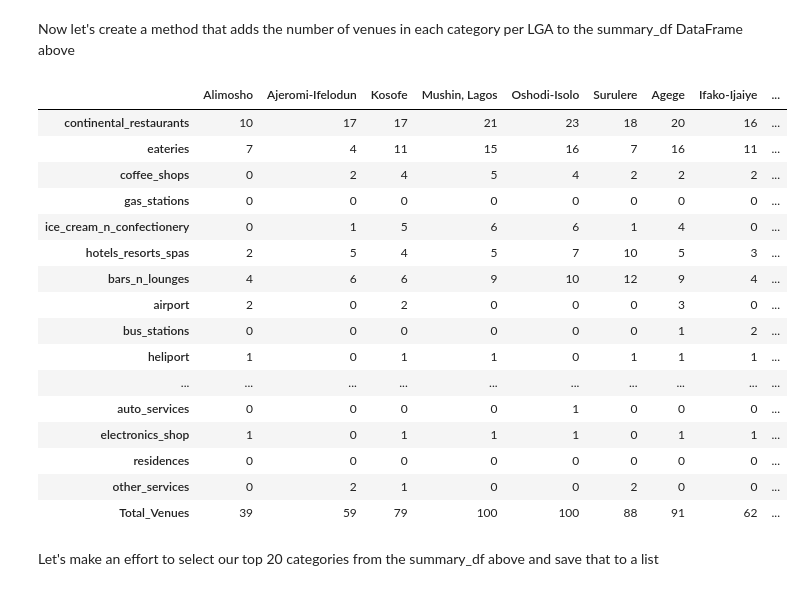
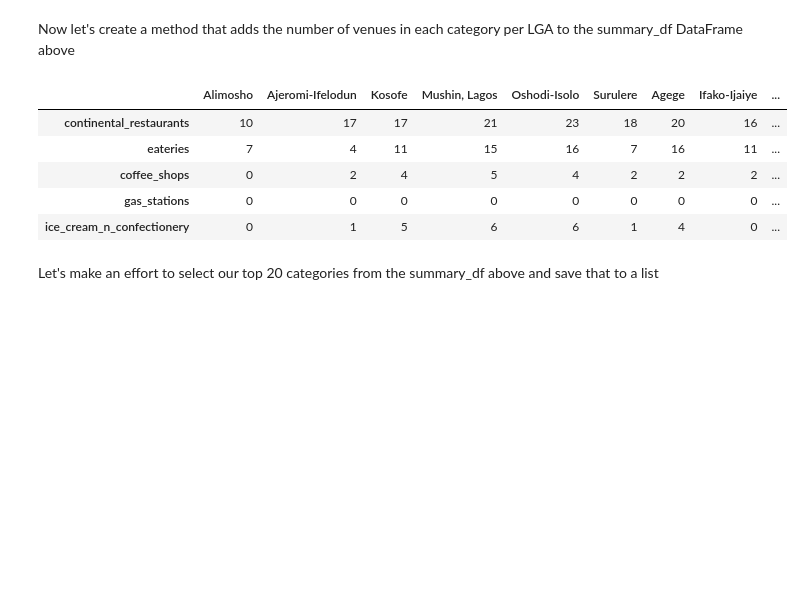
Before and after one commit to Lawrence-Krukrubo/IBM_Data_Specialization_Capstone_Project, a Jupyter notebook: applied_data_science_capstone_project.ipynb, the cells around one changed output. Drawn from its saved outputs; the diff is of its cells as text; code cells hidden in the pictures; blank space fills up the shorter version.

```diff
--- a/applied_data_science_capstone_project.ipynb
+++ b/applied_data_science_capstone_project.ipynb
@@ -905,25 +905,14 @@ def update_lga_category_values(df_1, df_2):
 # %%
 summary_df = update_lga_category_values(copy_lagos_df, summary_df)
 # %%
-summary_df
+summary_df.head()
 # %% [output]
 |  | Alimosho | Ajeromi-Ifelodun | Kosofe | Mushin, Lagos | Oshodi-Isolo | Surulere | Agege | Ifako-Ijaiye | ... |
 | continental_restaurants | 10 | 17 | 17 | 21 | 23 | 18 | 20 | 16 | ... |
 | eateries | 7 | 4 | 11 | 15 | 16 | 7 | 16 | 11 | ... |
 | coffee_shops | 0 | 2 | 4 | 5 | 4 | 2 | 2 | 2 | ... |
 | gas_stations | 0 | 0 | 0 | 0 | 0 | 0 | 0 | 0 | ... |
 | ice_cream_n_confectionery | 0 | 1 | 5 | 6 | 6 | 1 | 4 | 0 | ... |
-| hotels_resorts_spas | 2 | 5 | 4 | 5 | 7 | 10 | 5 | 3 | ... |
-| bars_n_lounges | 4 | 6 | 6 | 9 | 10 | 12 | 9 | 4 | ... |
-| airport | 2 | 0 | 2 | 0 | 0 | 0 | 3 | 0 | ... |
-| bus_stations | 0 | 0 | 0 | 0 | 0 | 0 | 1 | 2 | ... |
-| heliport | 1 | 0 | 1 | 1 | 0 | 1 | 1 | 1 | ... |
-| ... | ... | ... | ... | ... | ... | ... | ... | ... | ... |
-| auto_services | 0 | 0 | 0 | 0 | 1 | 0 | 0 | 0 | ... |
-| electronics_shop | 1 | 0 | 1 | 1 | 1 | 0 | 1 | 1 | ... |
-| residences | 0 | 0 | 0 | 0 | 0 | 0 | 0 | 0 | ... |
-| other_services | 0 | 2 | 1 | 0 | 0 | 2 | 0 | 0 | ... |
-| Total_Venues | 39 | 59 | 79 | 100 | 100 | 88 | 91 | 62 | ... |
 # %% [markdown]
 Let's make an effort to select our top 20 categories from the summary_df above and save that to a list
 # %%
```
Also changed, not shown: parts of 1 cell of this notebook.
